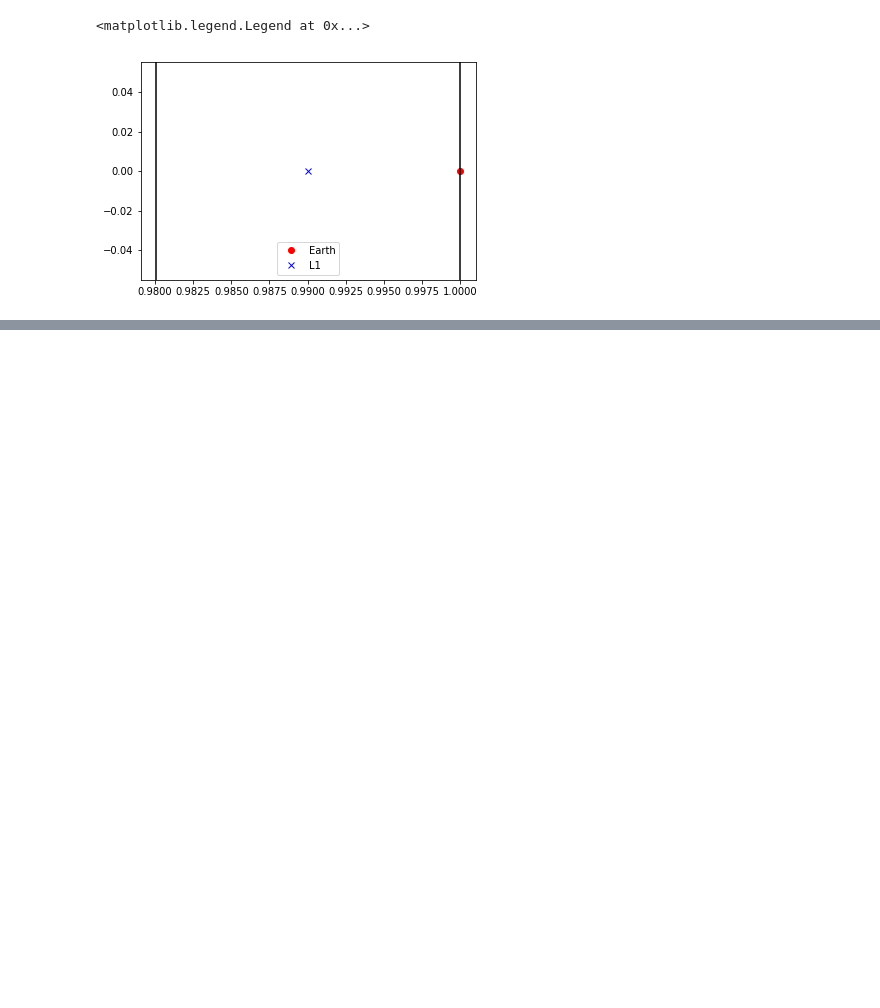
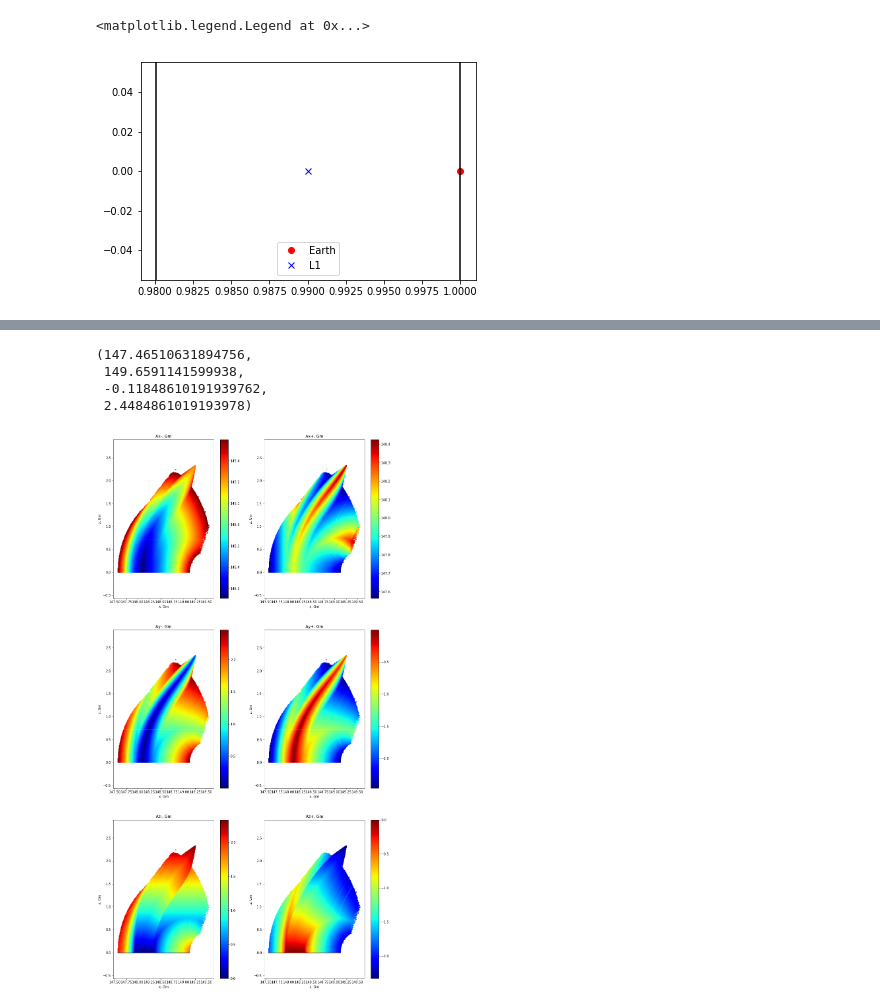
Before and after one commit to alxkorn/OrbitsDiploma, a Jupyter notebook: L1OrbiPy.ipynb, the cells around one changed output, grey strips where cells are left out. Drawn from its saved outputs; the diff is of its cells as text; code cells hidden in the pictures; blank space fills up the shorter version.

```diff
--- a/L1OrbiPy.ipynb
+++ b/L1OrbiPy.ipynb
@@ -115,3 +81,0 @@ for name in fnames:
-# %%
-valid_stp = np.array(valid_stp)
-valid_stp = scaler(valid_stp, 'nd-km')
@@ -139,0 +132,55 @@ plt.axis('equal')
+# %%
+plt.figure(figsize=(15,30))
+plt.subplot(321)
+sc1 = plt.scatter(scaler(df['x0'],'nd-Gm'), scaler(df['z0'],'nd-Gm'), c=scaler(df['Ax-'],'nd-Gm'), s=3, cmap='jet')
+plt.title('Ax-, Gm')
+plt.xlabel('x, Gm')
+plt.ylabel('z, Gm')
+plt.colorbar(sc1)
+plt.axis('equal')
+
+plt.subplot(322)
+sc2 = plt.scatter(scaler(df['x0'],'nd-Gm'), scaler(df['z0'],'nd-Gm'), c=scaler(df['Ax+'],'nd-Gm'), s=3, cmap='jet')
+plt.title('Ax+, Gm')
+plt.xlabel('x, Gm')
+plt.ylabel('z, Gm')
+plt.colorbar(sc2)
+plt.axis('equal')
+
+plt.subplot(323)
+sc1 = plt.scatter(scaler(df['x0'],'nd-Gm'), scaler(df['z0'],'nd-Gm'), c=scaler(df['Ay-'],'nd-Gm'), s=3, cmap='jet')
+plt.title('Ay-, Gm')
+plt.xlabel('x, Gm')
+plt.ylabel('z, Gm')
+plt.colorbar(sc1)
+plt.axis('equal')
+
+plt.subplot(324)
+sc2 = plt.scatter(scaler(df['x0'],'nd-Gm'), scaler(df['z0'],'nd-Gm'), c=scaler(df['Ay+'],'nd-Gm'), s=3, cmap='jet')
+plt.title('Ay+, Gm')
+plt.xlabel('x, Gm')
+plt.ylabel('z, Gm')
+plt.colorbar(sc2)
+plt.axis('equal')
+
+plt.subplot(325)
+sc1 = plt.scatter(scaler(df['x0'],'nd-Gm'), scaler(df['z0'],'nd-Gm'), c=scaler(df['Az-'],'nd-Gm'), s=3, cmap='jet')
+plt.title('Az-, Gm')
+plt.xlabel('x, Gm')
+plt.ylabel('z, Gm')
+plt.colorbar(sc1)
+plt.axis('equal')
+
+plt.subplot(326)
+sc2 = plt.scatter(scaler(df['x0'],'nd-Gm'), scaler(df['z0'],'nd-Gm'), c=scaler(df['Az+'],'nd-Gm'), s=3, cmap='jet')
+plt.title('Az+, Gm')
+plt.xlabel('x, Gm')
+plt.ylabel('z, Gm')
+plt.colorbar(sc2)
+plt.axis('equal')
+# %% [output]
+(147.46510631894756,
+ 149.6591141599938,
+ -0.11848610191939762,
+ 2.4484861019193978)
+[figure, added]
```
Also changed, not shown: parts of 30 cells of this notebook.
